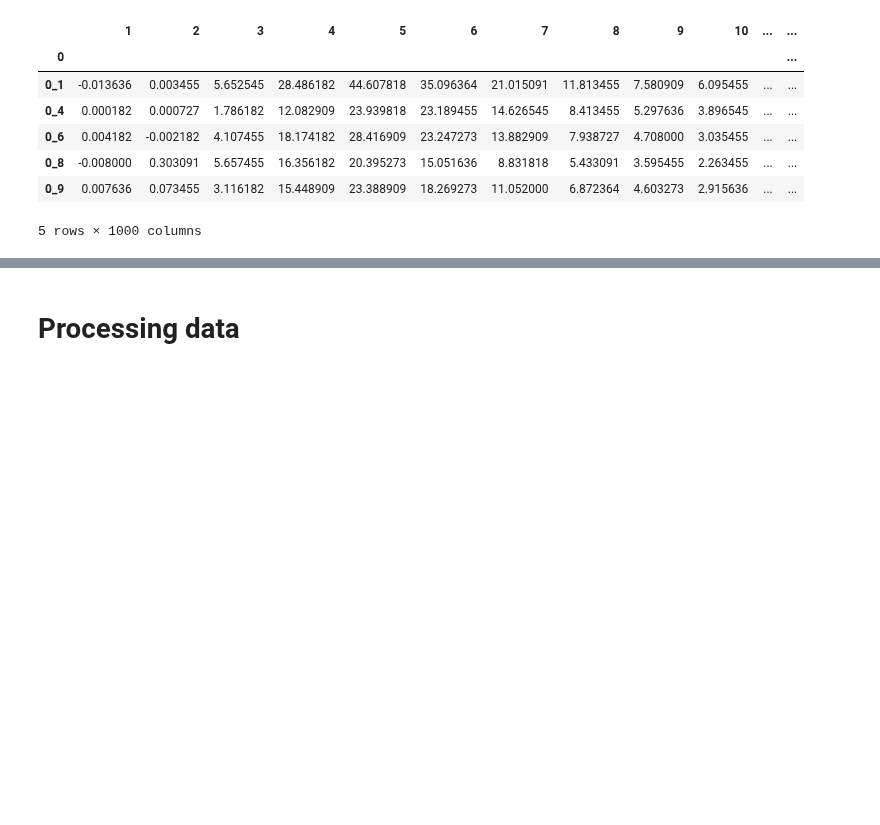
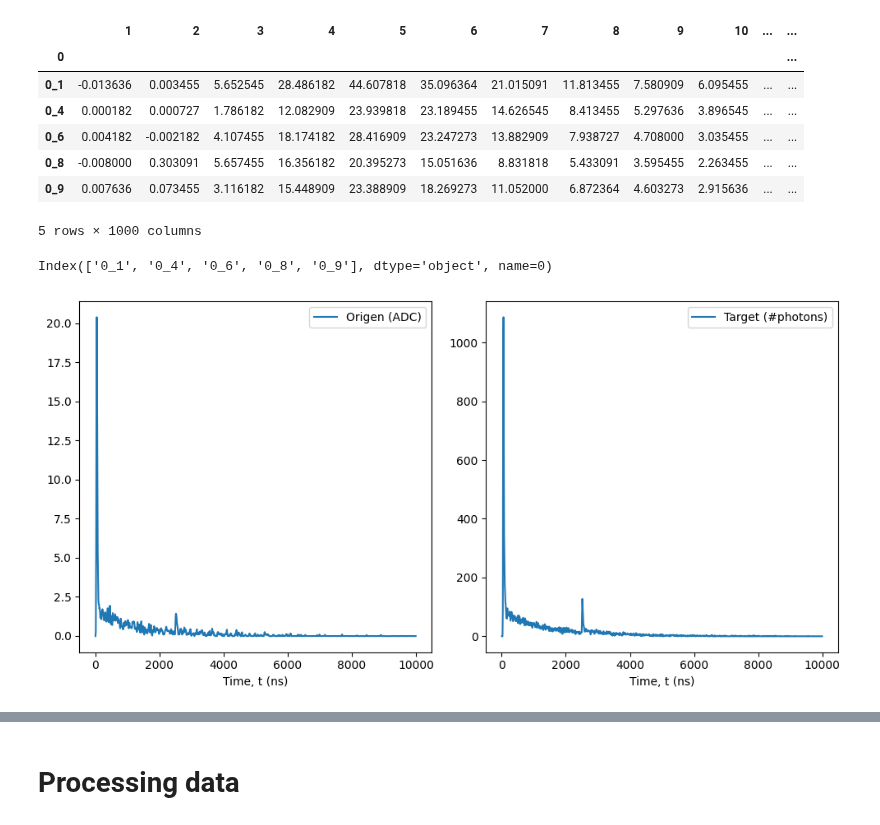
Before and after one commit to JaviGamero/LArTPC_Calibration, a Jupyter notebook: scripts/python/signalConversion/DL_Conversion.ipynb, the cells around one changed output, grey strips where cells are left out. Cells and saved outputs as stored; diff of their text form; code cells hidden in the pictures; blank space fills up the shorter version.

```diff
--- a/scripts/python/signalConversion/DL_Conversion.ipynb
+++ b/scripts/python/signalConversion/DL_Conversion.ipynb
@@ -118,3 +130,14 @@ def NN_trainPlot(history):
     ax.legend(loc='best')
 
     plt.show()
+# %%
+signals_id.iloc[:5,:].index
+# %% [output]
+Index(['0_1', '0_4', '0_6', '0_8', '0_9'], dtype='object', name=0)
+# %%
+i=3
+v = [signals_dec_us.iloc[i,:], signals_id.iloc[i,:]]
+plotSignals(t_id, v, ['Origen (ADC)', 'Target (#photons)'], ylabel='',
+            sep=True, figsize=(10,5))
+# %% [output]
+[figure, added]
```
Also changed, not shown: parts of 29 cells of this notebook.
